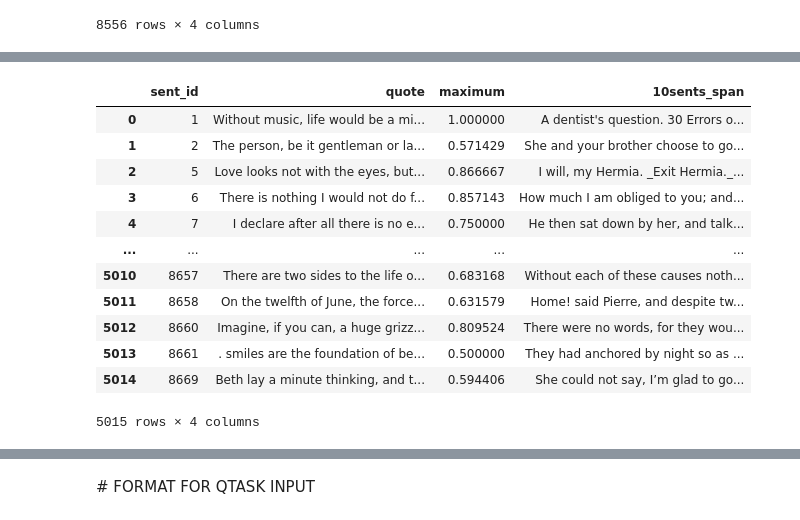
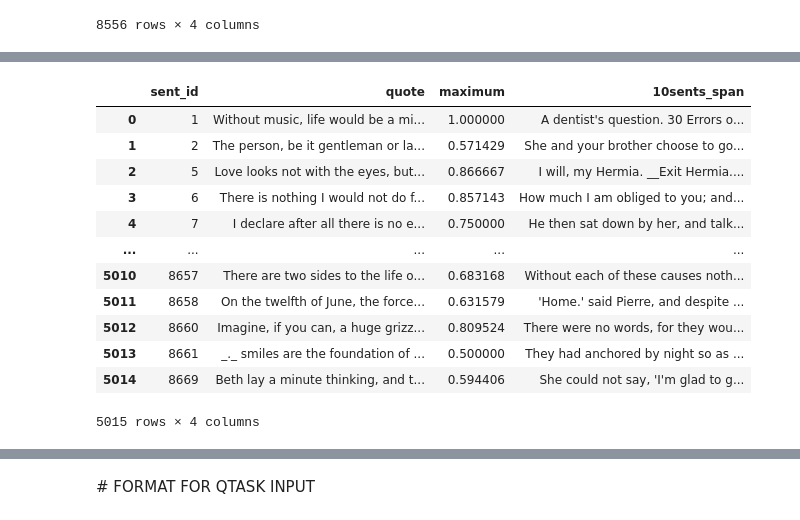
Before and after one commit to Darg-Iztech/quote-detection-crf, a Jupyter notebook: crf_quote_data_generator.ipynb, the cells around one changed output, grey strips where cells are left out. Drawn from its saved outputs; the diff is of its cells as text; code cells hidden in the pictures.

```diff
--- a/crf_quote_data_generator.ipynb
+++ b/crf_quote_data_generator.ipynb
@@ -157,19 +137,20 @@ df_mov[306:307]
 # %%
+df = clean(df)
 df = df[df['maximum'] >= 0.50].reset_index(drop=True)
 df
 # %% [output]
 |  | sent_id | quote | maximum | 10sents_span |
 | 0 | 1 | Without music, life would be a mi... | 1.000000 | A dentist's question. 30 Errors o... |
 | 1 | 2 | The person, be it gentleman or la... | 0.571429 | She and your brother choose to go... |
-| 2 | 5 | Love looks not with the eyes, but... | 0.866667 | I will, my Hermia. _Exit Hermia._... |
+| 2 | 5 | Love looks not with the eyes, but... | 0.866667 | I will, my Hermia. __Exit Hermia.... |
 | 3 | 6 | There is nothing I would not do f... | 0.857143 | How much I am obliged to you; and... |
 | 4 | 7 | I declare after all there is no e... | 0.750000 | He then sat down by her, and talk... |
 | ... | ... | ... | ... | ... |
 | 5010 | 8657 | There are two sides to the life o... | 0.683168 | Without each of these causes noth... |
-| 5011 | 8658 | On the twelfth of June, the force... | 0.631579 | Home! said Pierre, and despite tw... |
+| 5011 | 8658 | On the twelfth of June, the force... | 0.631579 | 'Home.' said Pierre, and despite ... |
 | 5012 | 8660 | Imagine, if you can, a huge grizz... | 0.809524 | There were no words, for they wou... |
-| 5013 | 8661 | . smiles are the foundation of be... | 0.500000 | They had anchored by night so as ... |
-| 5014 | 8669 | Beth lay a minute thinking, and t... | 0.594406 | She could not say, I’m glad to go... |
+| 5013 | 8661 | _._ smiles are the foundation of ... | 0.500000 | They had anchored by night so as ... |
+| 5014 | 8669 | Beth lay a minute thinking, and t... | 0.594406 | She could not say, 'I'm glad to g... |
 5015 rows × 4 columns
 # %%
 df['match']='-'
```
Also changed, not shown: parts of 22 cells of this notebook, 20 other files.
